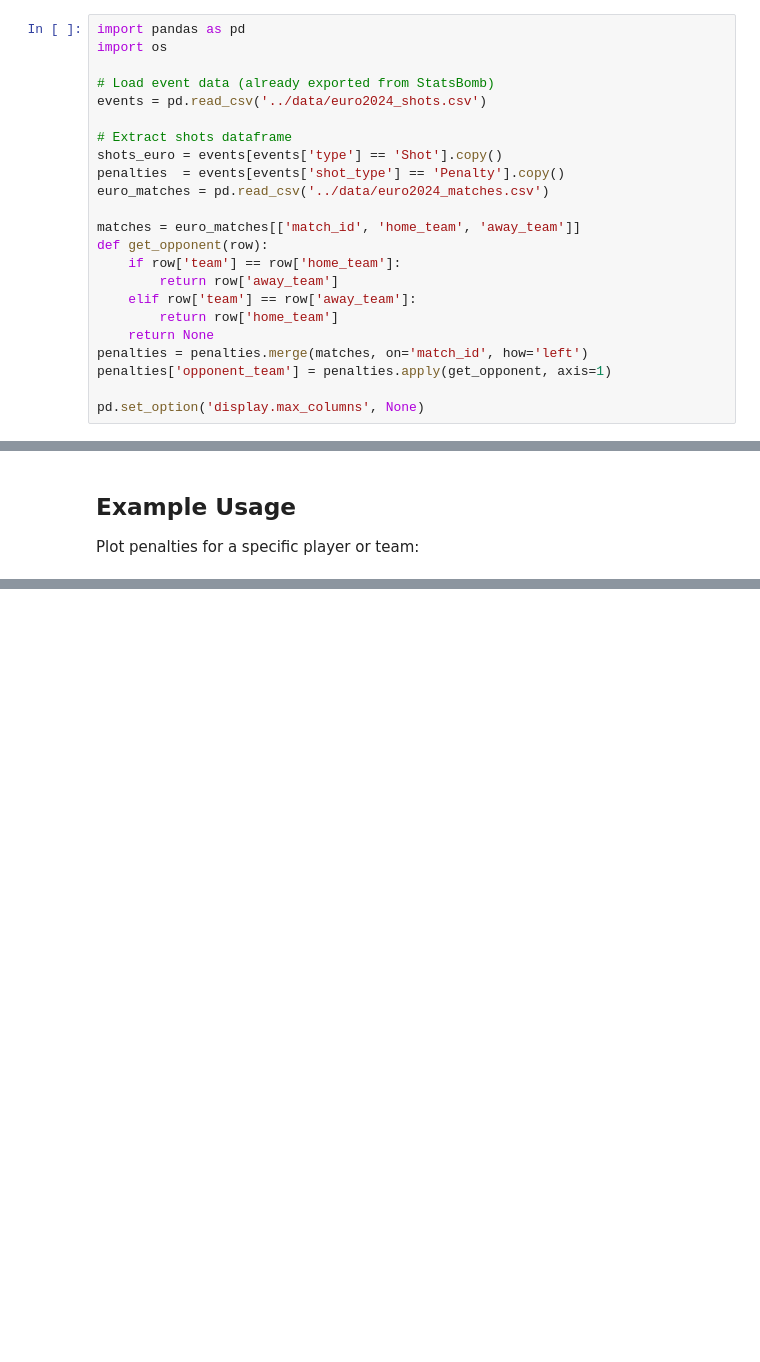
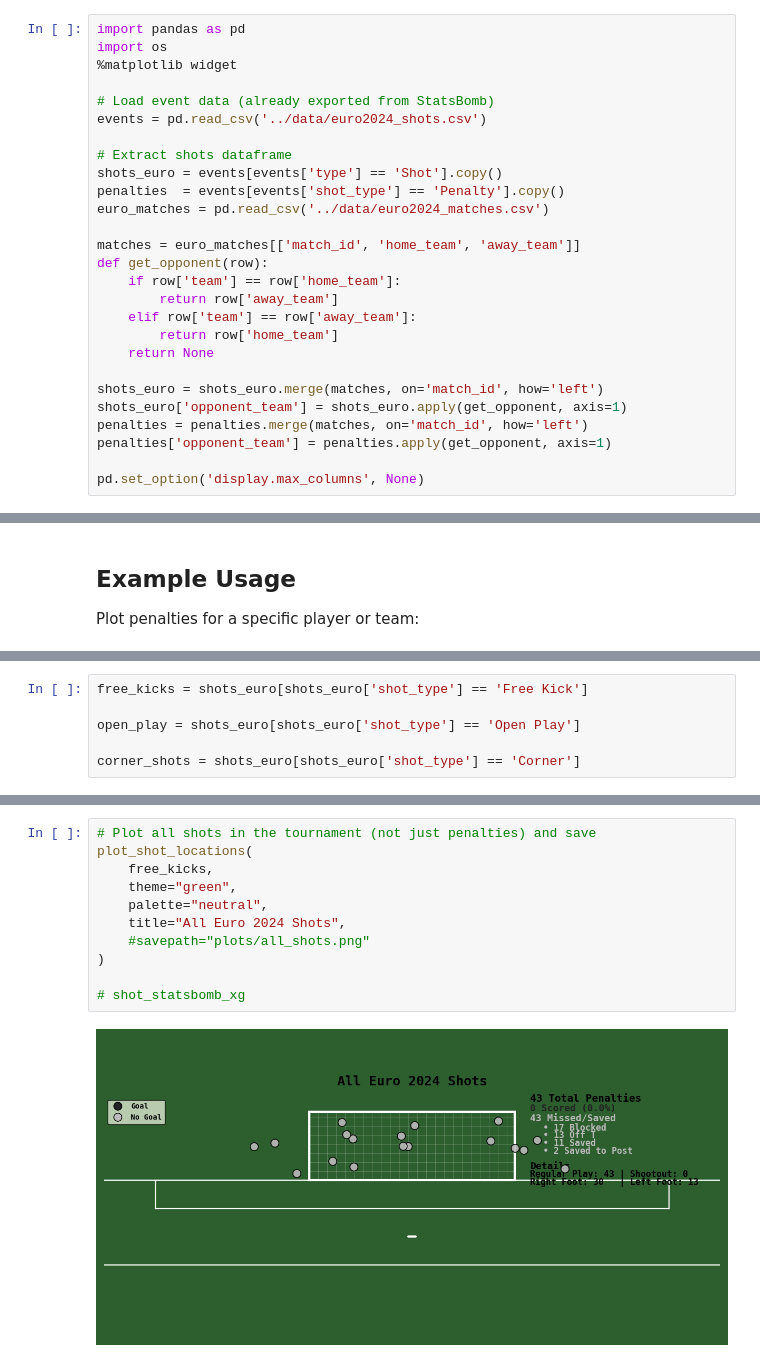
Before and after one commit to pavlesav/Euro-2024-visualizations, a Jupyter notebook: code/euro2024.ipynb, the cells around one changed output, grey strips where cells are left out. Saved outputs shown, nothing was run; the diff lists cells and outputs as text; blank space fills up the shorter version.

Commit message:
Add all shots, not only penalties

```diff
--- a/code/euro2024.ipynb
+++ b/code/euro2024.ipynb
@@ -9,6 +7,7 @@ You can use the provided functions to plot penalty shotmaps for individual playe
 # %%
 import pandas as pd
 import os
+%matplotlib widget
 
 # Load event data (already exported from StatsBomb)
 events = pd.read_csv('../data/euro2024_shots.csv')
@@ -25,6 +24,9 @@ def get_opponent(row):
     elif row['team'] == row['away_team']:
         return row['home_team']
     return None
+
+shots_euro = shots_euro.merge(matches, on='match_id', how='left')
+shots_euro['opponent_team'] = shots_euro.apply(get_opponent, axis=1)
 penalties = penalties.merge(matches, on='match_id', how='left')
 penalties['opponent_team'] = penalties.apply(get_opponent, axis=1)
 
@@ -388,0 +398,6 @@ plot_penalties_by_filter(
+# %%
+free_kicks = shots_euro[shots_euro['shot_type'] == 'Free Kick']
+
+open_play = shots_euro[shots_euro['shot_type'] == 'Open Play']
+
+corner_shots = shots_euro[shots_euro['shot_type'] == 'Corner']
@@ -388,0 +418,13 @@ plot_penalties_by_filter(
+# %%
+# Plot all shots in the tournament (not just penalties) and save
+plot_shot_locations(
+    free_kicks,
+    theme="green",
+    palette="neutral",
+    title="All Euro 2024 Shots",
+    #savepath="plots/all_shots.png"
+)
+
+# shot_statsbomb_xg
+# %% [output]
+[figure, added]
```
Also changed, not shown: parts of 6 cells of this notebook, 5 other files.
